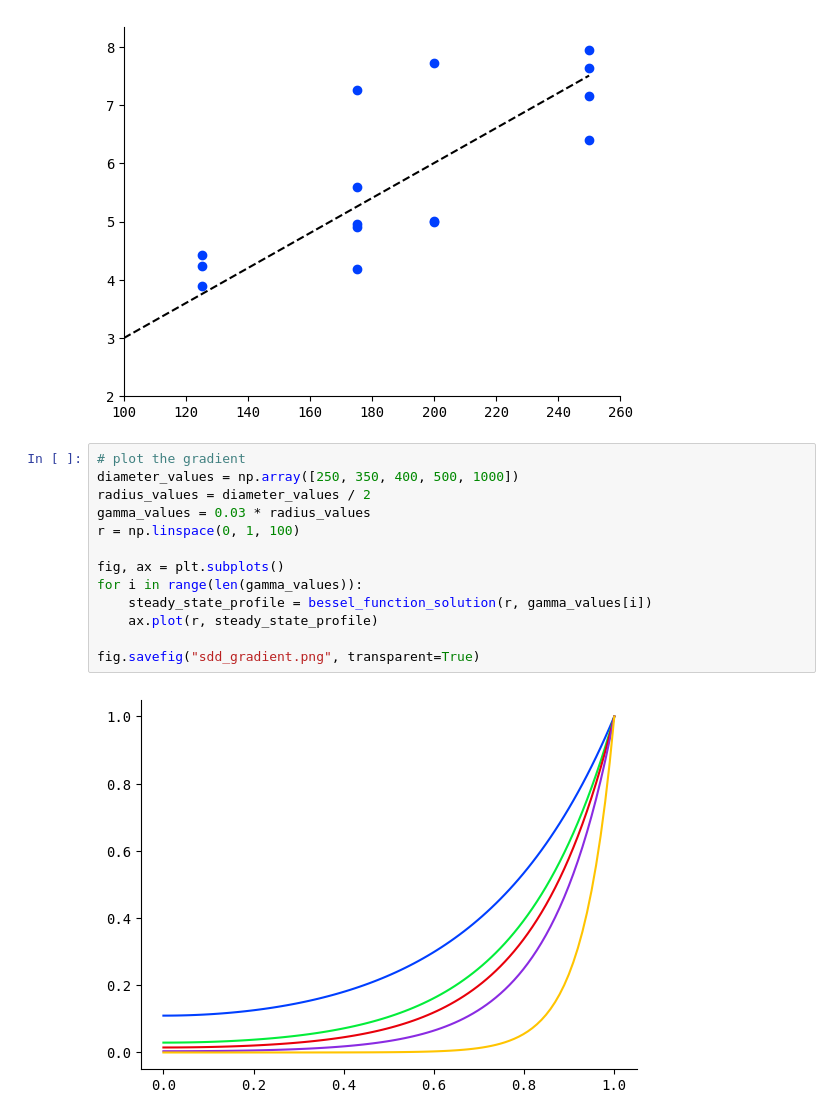
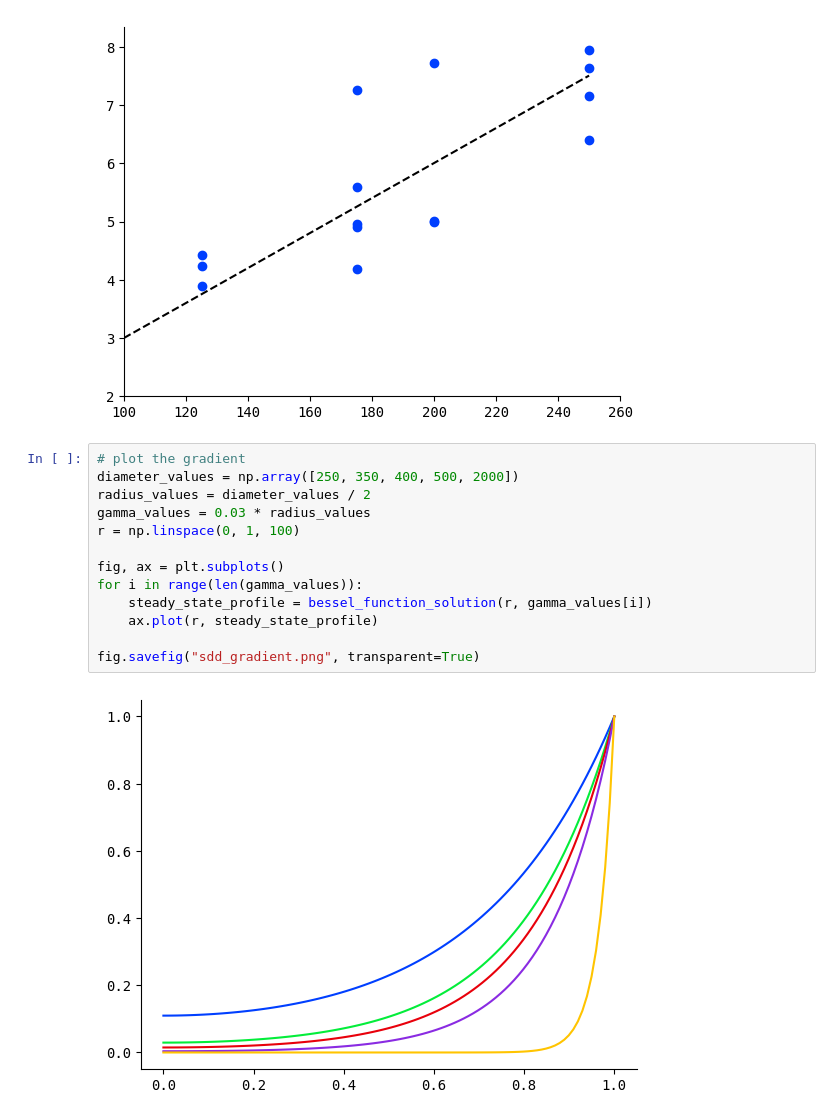
Before and after one commit to TimSaundersLab/posterior_neuruloid_patterning_segmentation, a Jupyter notebook: notebooks/fitting_simple_exponential_with_tbxt.ipynb, the cells around one changed output. Saved outputs shown, nothing was run; the diff lists cells and outputs as text.

```diff
--- a/notebooks/fitting_simple_exponential_with_tbxt.ipynb
+++ b/notebooks/fitting_simple_exponential_with_tbxt.ipynb
@@ -115,16 +115,16 @@ fig.savefig("sdd_fitting.png", transparent=True)
 [figure]
 # %%
 # plot the gradient
-diameter_values = np.array([250, 350, 400, 500, 1000])
+diameter_values = np.array([250, 350, 400, 500, 2000])
 radius_values = diameter_values / 2
 gamma_values = 0.03 * radius_values
 r = np.linspace(0, 1, 100)
 
 fig, ax = plt.subplots()
 for i in range(len(gamma_values)):
     steady_state_profile = bessel_function_solution(r, gamma_values[i])
     ax.plot(r, steady_state_profile)
 
 fig.savefig("sdd_gradient.png", transparent=True)
 # %% [output]
-[figure, old version]
+[figure, new version]
```
Also changed, not shown: 1 other file.
